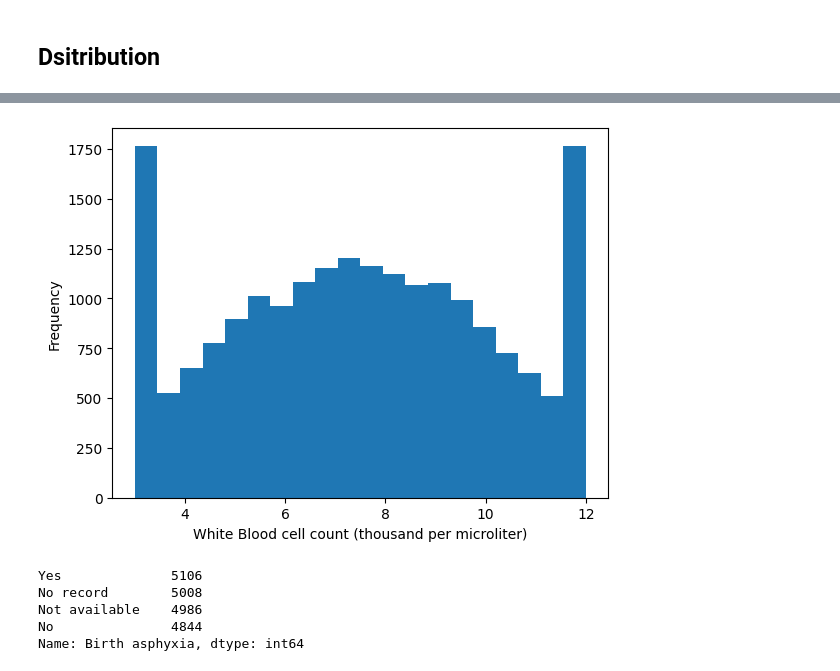
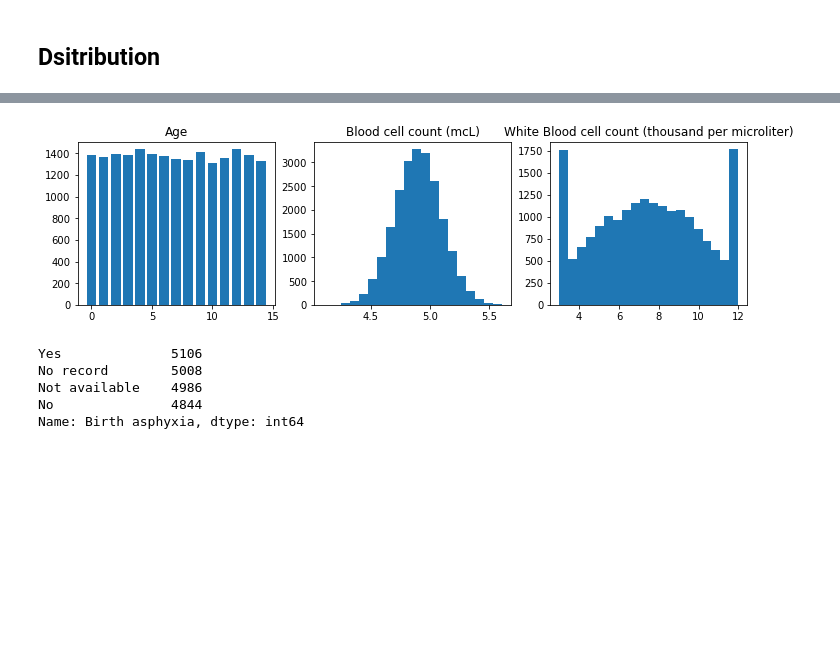
Before and after one commit to DavidHuang0621/Genomes-GeneticDisorders, a Jupyter notebook: EDA.ipynb, the cells around one changed output, grey strips where cells are left out. Cells and saved outputs as stored; diff of their text form; code cells hidden in the pictures; blank space fills up the shorter version.

```diff
--- a/EDA.ipynb
+++ b/EDA.ipynb
@@ -145,10 +134,22 @@ plt.show()
-# %%
-plt.hist(df["White Blood cell count (thousand per microliter)"], bins=20)
-plt.xlabel("White Blood cell count (thousand per microliter)")
-plt.ylabel("Frequency")
-plt.show()
-# %% [output]
-[figure, removed]
+# %%
+categories = df["Patient Age"].value_counts().index
+counts = df["Patient Age"].value_counts().values
+fig, axs = plt.subplots(1, 3, figsize=(12,3))
+axs[0].bar(categories, counts)
+axs[0].set_title('Age')
+# axs[0].xlabel("Age")
+# axs[0].ylabel("Frequency")
+
+axs[1].hist(df["Blood cell count (mcL)"], bins=20)
+axs[1].set_title("Blood cell count (mcL)")
+
+axs[2].hist(df["White Blood cell count (thousand per microliter)"], bins=20)
+axs[2].set_title("White Blood cell count (thousand per microliter)")
+
+
+plt.show()
+# %% [output]
+[figure, added]
 # %%
 print(df["Birth asphyxia"].value_counts())
 # %% [output]
```
Also changed, not shown: parts of 12 cells of this notebook, 6 other files.
